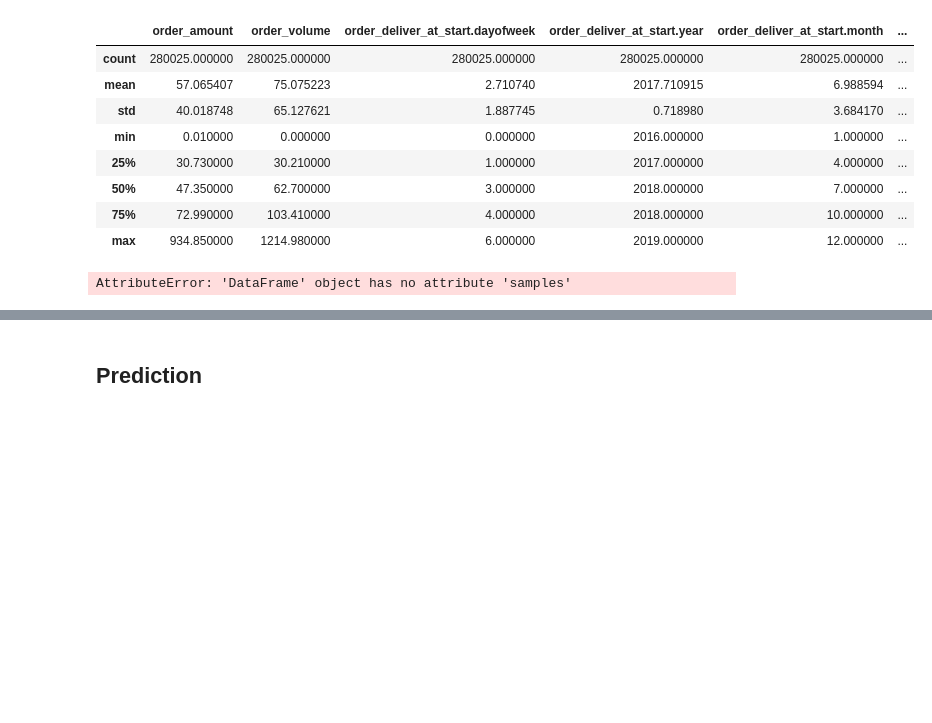
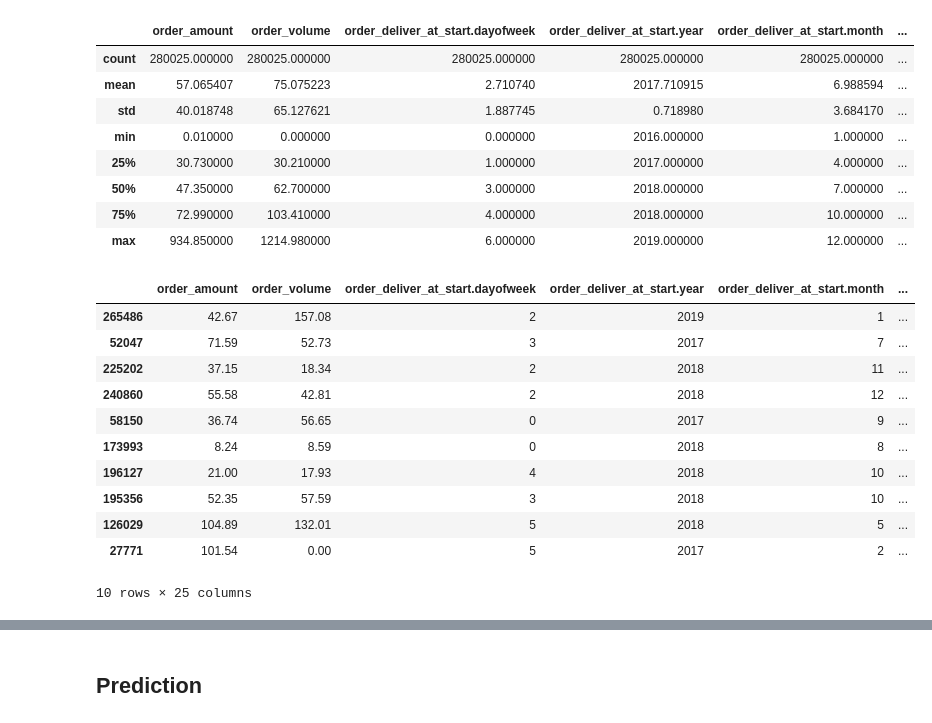
Before and after one commit to analitico/analitico, a Jupyter notebook: notebooks/rx_s24_deliver_time_v2.ipynb, the cells around one changed output, grey strips where cells are left out. Cells and saved outputs as stored; diff of their text form; code cells hidden in the pictures; blank space fills up the shorter version.

```diff
--- a/notebooks/rx_s24_deliver_time_v2.ipynb
+++ b/notebooks/rx_s24_deliver_time_v2.ipynb
@@ -54,35 +54,46 @@ df1.describe()
 df2 = apply_schema(df1, {
     "columns":[
         { "name":"order_amount", "type":"float" },
         { "name":"order_volume", "type":"float" },
         { "name":"order_deliver_at_start.dayofweek", "type":"integer" },
         { "name":"order_deliver_at_start.year", "type":"integer" },
         { "name":"order_deliver_at_start.month", "type":"integer" },
         { "name":"order_deliver_at_start.day", "type":"integer" },
         { "name":"order_deliver_at_start.hour", "type":"integer" },
         { "name":"order_deliver_at_start.minute", "type":"integer" },
         { "name":"order_fulfillment_type", "type":"category" },
         { "name":"items_total", "type":"integer" },
         { "name":"items_with_variable_weight", "type":"integer" },
         { "name":"store_name", "type":"category" },
         { "name":"store_province", "type":"category" },
         { "name":"store_lat", "type":"float" },
         { "name":"store_lng", "type":"float" },
         { "name":"store_area", "type":"category" },
         { "name":"store_ref_id", "type":"category" },
         { "name":"customer_province", "type":"category" },
         { "name":"customer_lat", "type":"float" },
         { "name":"customer_lng", "type":"float" },
         { "name":"customer_area", "type":"category" },
         { "name":"customer_ztl", "type":"category" },
         { "name":"customer_ref_id", "type":"category" },
         { "name":"customer_has_subscription", "type":"category" },
         { "name":"deliver_time.min", "type":"float" }
     ]
 })
-df2.samples(n=10)
+df2.sample(n=10)
 # %% [output]
+|  | order_amount | order_volume | order_deliver_at_start.dayofweek | order_deliver_at_start.year | order_deliver_at_start.month | ... |
+| 265486 | 42.67 | 157.08 | 2 | 2019 | 1 | ... |
+| 52047 | 71.59 | 52.73 | 3 | 2017 | 7 | ... |
+| 225202 | 37.15 | 18.34 | 2 | 2018 | 11 | ... |
+| 240860 | 55.58 | 42.81 | 2 | 2018 | 12 | ... |
+| 58150 | 36.74 | 56.65 | 0 | 2017 | 9 | ... |
+| 173993 | 8.24 | 8.59 | 0 | 2018 | 8 | ... |
+| 196127 | 21.00 | 17.93 | 4 | 2018 | 10 | ... |
+| 195356 | 52.35 | 57.59 | 3 | 2018 | 10 | ... |
+| 126029 | 104.89 | 132.01 | 5 | 2018 | 5 | ... |
+| 27771 | 101.54 | 0.00 | 5 | 2017 | 2 | ... |
-AttributeError: 'DataFrame' object has no attribute 'samples'
+10 rows × 25 columns
 # %%
 # train catboost sdg model, save to disk, save model metadata
 training = sdk.run_plugin(df2, action="train", settings = {
```
Also changed, not shown: parts of 10 cells of this notebook, 3 other files.
